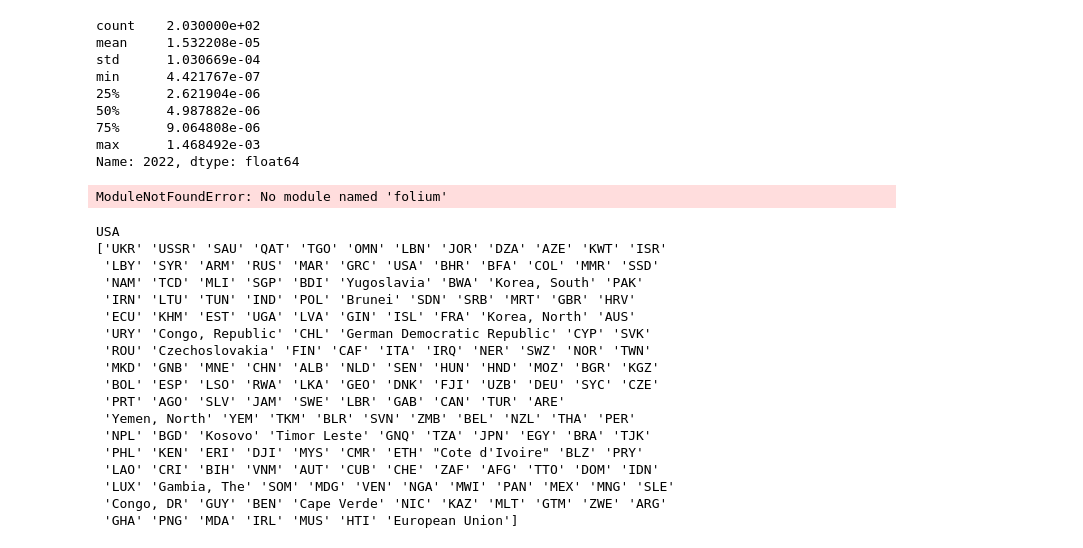
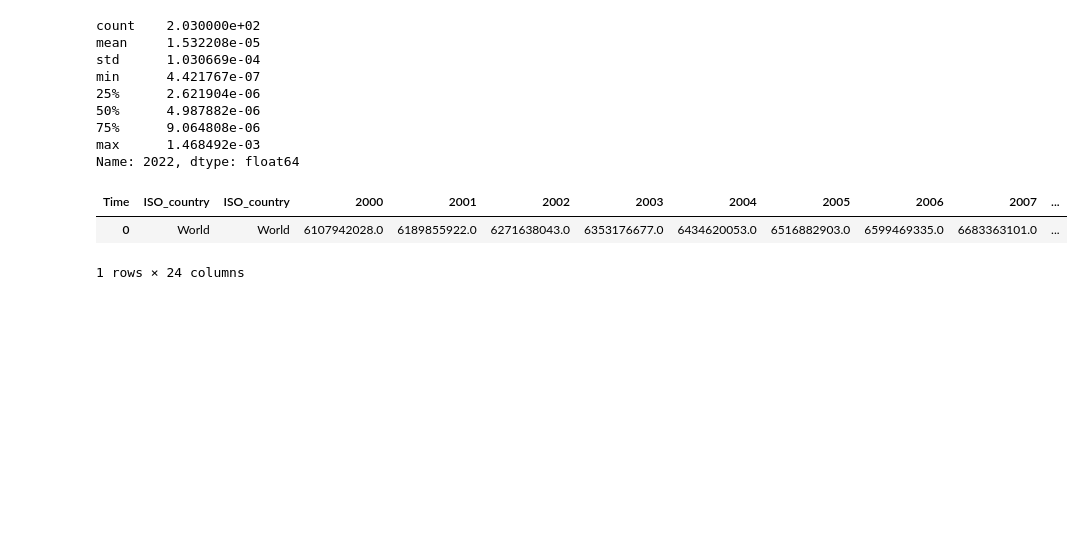
Before and after one commit to dJonaitis/climate-military-website, a Jupyter notebook: backend/sql.ipynb, the cells around one changed output. Saved outputs shown, nothing was run; the diff lists cells and outputs as text; code cells hidden in the pictures; blank space fills up the shorter version.

```diff
--- a/backend/sql.ipynb
+++ b/backend/sql.ipynb
@@ -251,50 +251,14 @@ min      4.421767e-07
 75%      9.064808e-06
 max      1.468492e-03
 Name: 2022, dtype: float64
-# %%
-import folium
-m = folium.Map(location=[40, -95], zoom_start=2)
-
-countries_geo = "./data/countries.geojson"
-
-milDF_OutlierDrop = milDF[milDF['ISO_country'] != 'UKR']
-
-folium.Choropleth(
-    geo_data=countries_geo,
-    name="choropleth",
-    data=milDF_OutlierDrop,
-    columns=["ISO_country", "2022"],
-    key_on="feature.properties.ISO_A3",
-    fill_color="RdYlGn",
-    fill_opacity=0.7,
-    line_opacity=.1,
-    legend_name="Percentage of GDP on military",
-).add_to(m)
-
-folium.LayerControl().add_to(m)
-
-m
-# %% [output]
-ModuleNotFoundError: No module named 'folium'
-# %%
-print(pycountry.countries.lookup('USA').alpha_3)
-print(milDF['ISO_country'].unique())
-# %% [output]
-USA
-['UKR' 'USSR' 'SAU' 'QAT' 'TGO' 'OMN' 'LBN' 'JOR' 'DZA' 'AZE' 'KWT' 'ISR'
- 'LBY' 'SYR' 'ARM' 'RUS' 'MAR' 'GRC' 'USA' 'BHR' 'BFA' 'COL' 'MMR' 'SSD'
- 'NAM' 'TCD' 'MLI' 'SGP' 'BDI' 'Yugoslavia' 'BWA' 'Korea, South' 'PAK'
- 'IRN' 'LTU' 'TUN' 'IND' 'POL' 'Brunei' 'SDN' 'SRB' 'MRT' 'GBR' 'HRV'
- 'ECU' 'KHM' 'EST' 'UGA' 'LVA' 'GIN' 'ISL' 'FRA' 'Korea, North' 'AUS'
- 'URY' 'Congo, Republic' 'CHL' 'German Democratic Republic' 'CYP' 'SVK'
- 'ROU' 'Czechoslovakia' 'FIN' 'CAF' 'ITA' 'IRQ' 'NER' 'SWZ' 'NOR' 'TWN'
- 'MKD' 'GNB' 'MNE' 'CHN' 'ALB' 'NLD' 'SEN' 'HUN' 'HND' 'MOZ' 'BGR' 'KGZ'
- 'BOL' 'ESP' 'LSO' 'RWA' 'LKA' 'GEO' 'DNK' 'FJI' 'UZB' 'DEU' 'SYC' 'CZE'
- 'PRT' 'AGO' 'SLV' 'JAM' 'SWE' 'LBR' 'GAB' 'CAN' 'TUR' 'ARE'
- 'Yemen, North' 'YEM' 'TKM' 'BLR' 'SVN' 'ZMB' 'BEL' 'NZL' 'THA' 'PER'
- 'NPL' 'BGD' 'Kosovo' 'Timor Leste' 'GNQ' 'TZA' 'JPN' 'EGY' 'BRA' 'TJK'
- 'PHL' 'KEN' 'ERI' 'DJI' 'MYS' 'CMR' 'ETH' "Cote d'Ivoire" 'BLZ' 'PRY'
- 'LAO' 'CRI' 'BIH' 'VNM' 'AUT' 'CUB' 'CHE' 'ZAF' 'AFG' 'TTO' 'DOM' 'IDN'
- 'LUX' 'Gambia, The' 'SOM' 'MDG' 'VEN' 'NGA' 'MWI' 'PAN' 'MEX' 'MNG' 'SLE'
- 'Congo, DR' 'GUY' 'BEN' 'Cape Verde' 'NIC' 'KAZ' 'MLT' 'GTM' 'ZWE' 'ARG'
- 'GHA' 'PNG' 'MDA' 'IRL' 'MUS' 'HTI' 'European Union']
+# %%
+# Assuming the population DataFrame is named 'dataframe'
+popWorld = pd.DataFrame(popDF.sum(axis=0)).T
+popWorld['ISO_country'] = 'World'
+popWorld = popWorld.reindex(columns=['ISO_country'] + list(popWorld.columns[:-1]))
+# Print the popWorld DataFrame
+popWorld.head()
+# %% [output]
+| Time | ISO_country | ISO_country | 2000 | 2001 | 2002 | 2003 | 2004 | 2005 | 2006 | 2007 | ... |
+| 0 | World | World | 6107942028.0 | 6189855922.0 | 6271638043.0 | 6353176677.0 | 6434620053.0 | 6516882903.0 | 6599469335.0 | 6683363101.0 | ... |
+1 rows × 24 columns
```
Also changed, not shown: 23 other files.
